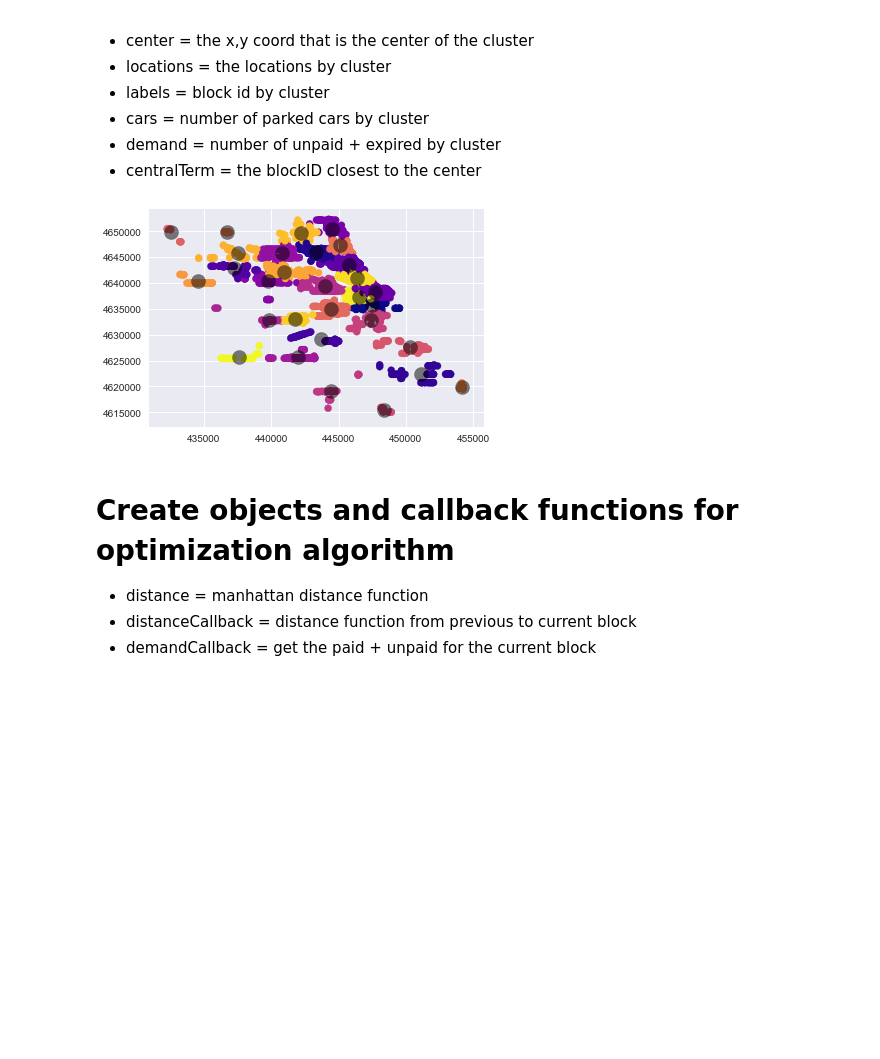
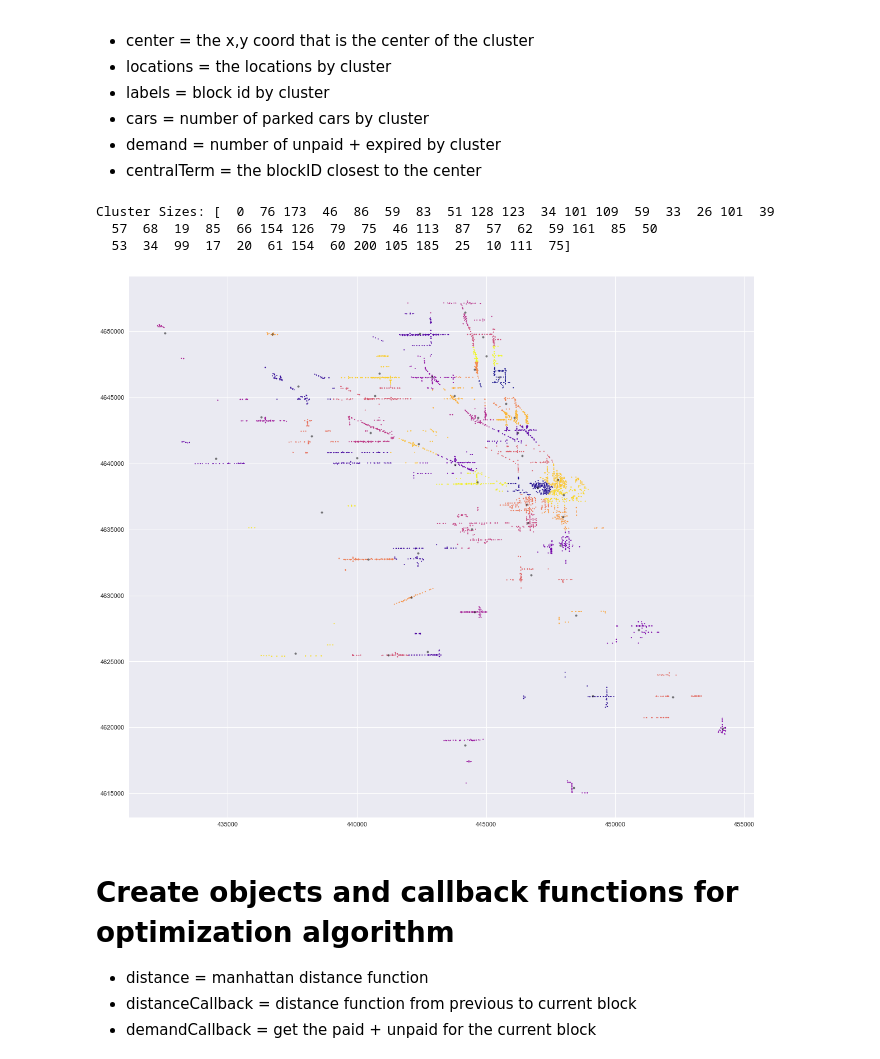
Before and after one commit to jswortz/Google-OR-Example, a Jupyter notebook: CPM Optimization March 2018.ipynb, the cells around one changed output. Cells and saved outputs as stored; diff of their text form; code cells hidden in the pictures; blank space fills up the shorter version.

```diff
--- a/CPM Optimization March 2018.ipynb
+++ b/CPM Optimization March 2018.ipynb
@@ -36,3 +36,5 @@ with open('Copy of blocks_com_031318.csv', 'rb') as csvfile:
 
 start_times =  [0] * len(demands)
 end_times = [3600 * 24] * len(start_times)
+zone = [int(x[4]) for x in labels]
+np.bincount(np.array(zone))
@@ -114,41 +177,53 @@ import numpy as np
 seed = 1234
 X = np.array(zip([x[0] for x in locations],[x[1] for x in locations]))
 
-nClusters = 30
+
+
+
+nClusters = 50
+
+fig=plt.figure(figsize=(18, 16), dpi= 80, facecolor='w', edgecolor='k')
+
 kmeans = KMeans(n_clusters=nClusters, random_state=seed)
 kmeans.fit(X)
 
 kPred = kmeans.predict(X)
 
-plt.scatter(X[:, 0], X[:, 1], c=kPred, s=50, cmap='plasma')
+plt.scatter(X[:, 0], X[:, 1], c=kPred, s=2, cmap='plasma')
 
 
 centers = kmeans.cluster_centers_
-plt.scatter(centers[:, 0], centers[:, 1], c='black', s=200, alpha=0.5)
+plt.scatter(centers[:, 0], centers[:, 1], c='black', s=10, alpha=0.5)
 
 # print np.average(np.bincount(idx))
 closest, _ = pairwise_distances_argmin_min(centers, X)
 centerTerminals = [labels[c] for c in closest]
 kData ={key: {'center': None, 'locations': None, 'labels' : None, 'cars' : None, 'demand' : None,\
               'centralTerm': None} for key in range(nClusters)}
 # kData = {}
 for k in range(nClusters):
     klocations = []
     klabels = []
     kcars = []
     kdemand = []
     for loc, lab, car, dem, kp in zip(locations, labels, cars, demands, kPred):
         if kp == k:
             klocations.append(loc)
             klabels.append(lab)
             kcars.append(car)
             kdemand.append(dem)
 #     print(len(klocations))
     kData[k].update({'center':centers[k], 'locations': klocations, 'labels': klabels, 'cars' : kcars, 'demand': kdemand, 'centralTerm' : centerTerminals[k]})
 
 # kData[0]
+cSizes = np.bincount(kPred + 1)
+print("Cluster Sizes: " + str(cSizes))
+# centers
 # %% [output]
+Cluster Sizes: [  0  76 173  46  86  59  83  51 128 123  34 101 109  59  33  26 101  39
+  57  68  19  85  66 154 126  79  75  46 113  87  57  62  59 161  85  50
+  53  34  99  17  20  61 154  60 200 105 185  25  10 111  75]
-[figure, old version]
+[figure, new version]
 # %%
 #save cluster data to csv
 import datetime
```
Also changed, not shown: parts of 8 cells of this notebook, 4 other files.
